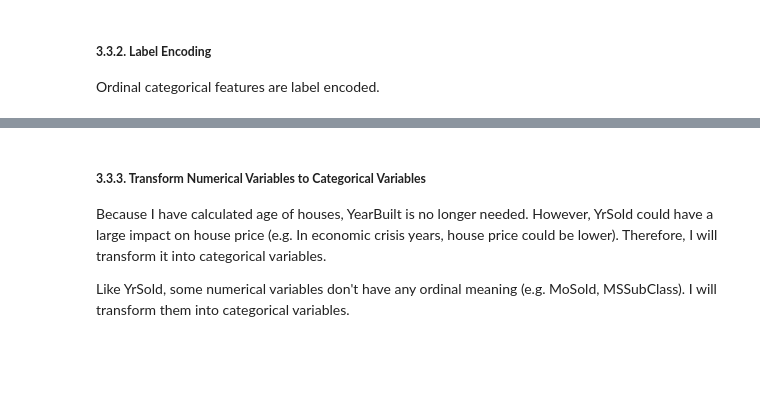
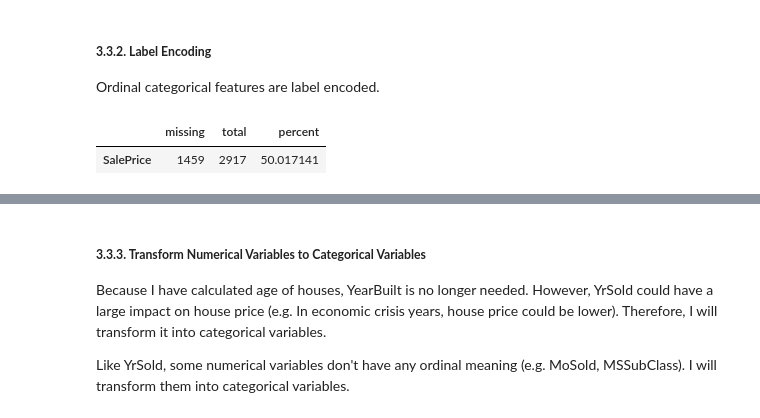
Before and after one commit to annugit1655/Real-Estate-Price-Prediction, a Jupyter notebook: Real-Estate-Price-Prediction/notebooks/house-price.ipynb, the cells around one changed output, grey strips where cells are left out. Saved outputs shown, nothing was run; the diff lists cells and outputs as text; code cells hidden in the pictures; blank space fills up the shorter version.

```diff
--- a/Real-Estate-Price-Prediction/notebooks/house-price.ipynb
+++ b/Real-Estate-Price-Prediction/notebooks/house-price.ipynb
@@ -668,19 +758,3 @@ Name: count, dtype: int64
 ##### **3.3.2. Label Encoding**
 
 Ordinal categorical features are label encoded.
-# %%
-from sklearn.preprocessing import LabelEncoder
-
-# Ordinal categorical columns
-label_encoding_cols = [
-    "Alley", "BsmtCond", "BsmtExposure", "BsmtFinType1", "BsmtFinType2",
-    "BsmtQual", "ExterCond", "ExterQual", "FireplaceQu", "Functional",
-    "GarageCond", "GarageQual", "HeatingQC", "KitchenQual", "LandSlope",
-    "LotShape", "PavedDrive", "PoolQC", "Street", "Utilities"
-]
-
-# Apply Label Encoder
-label_encoder = LabelEncoder()
-
-for col in label_encoding_cols:
-    X_new[col] = label_encoder.fit_transform(X_new[col])
@@ -686,0 +780,7 @@ for col in label_encoding_cols:
+# %%
+df = pd.concat([X_new,y], axis="columns")
+df.head()
+df.stb.missing().query("missing > 0")
+# %% [output]
+|  | missing | total | percent |
+| SalePrice | 1459 | 2917 | 50.017141 |
```
Also changed, not shown: parts of 11 cells of this notebook.
